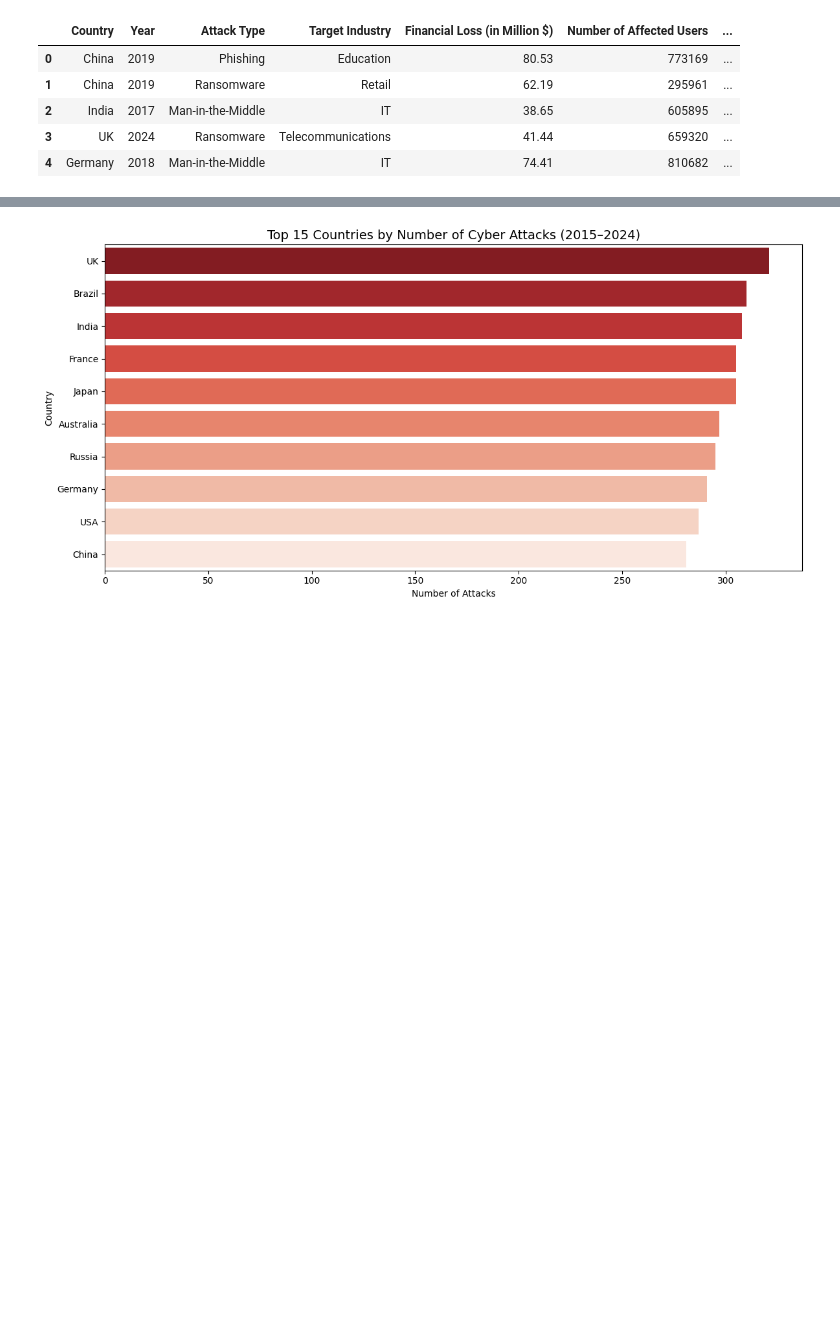
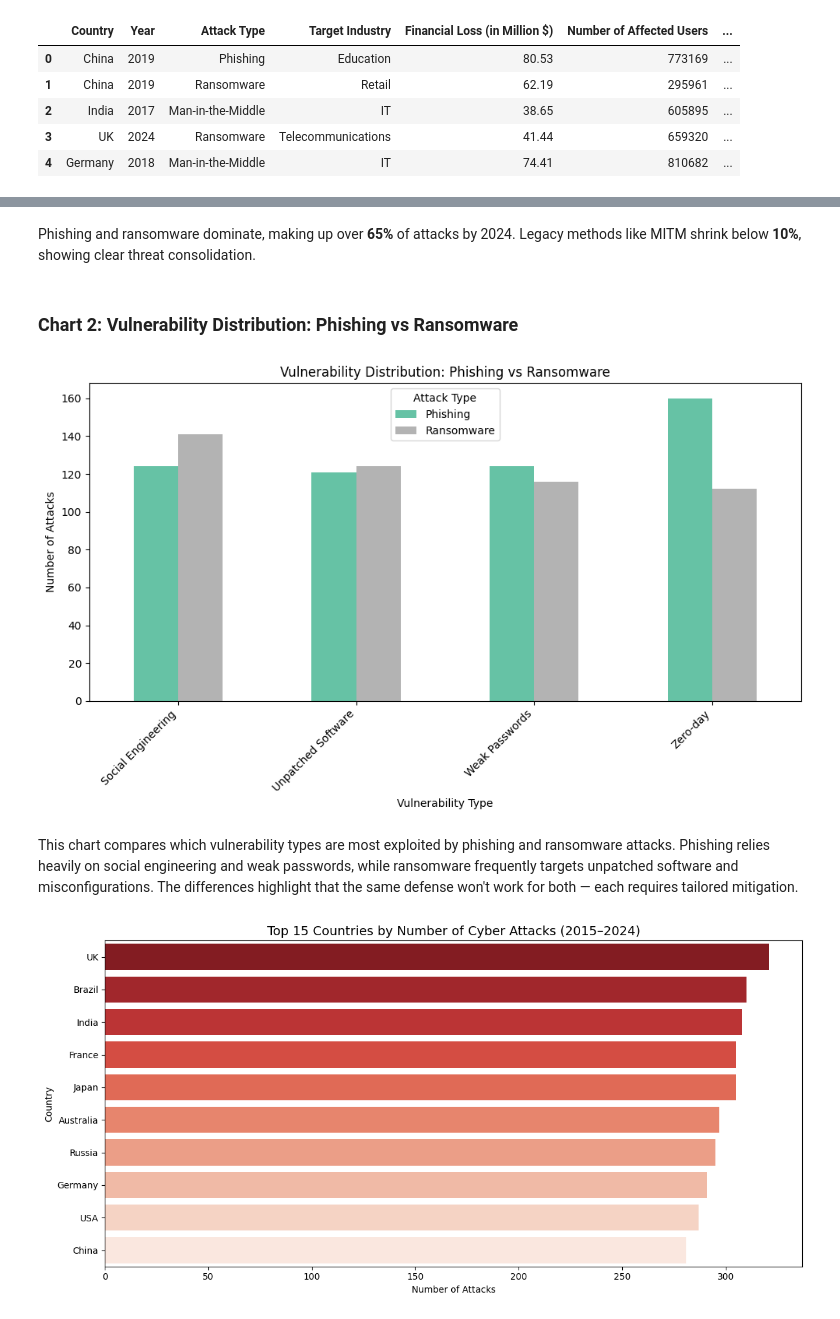
Before and after one commit to dolludaa/Global-Cybersecurity-Threats-2015-2024, a Jupyter notebook: business_analysis.ipynb, the cells around one changed output, grey strips where cells are left out. Saved outputs shown, nothing was run; the diff lists cells and outputs as text; code cells hidden in the pictures; blank space fills up the shorter version.

```diff
--- a/business_analysis.ipynb
+++ b/business_analysis.ipynb
@@ -72,3 +91,28 @@ The chart shows that the number of attacks increased each year from 2015 to 2024
+# %% [markdown]
+Phishing and ransomware dominate, making up over **65%** of attacks by 2024.
+Legacy methods like MITM shrink below **10%**, showing clear threat consolidation.
+# %% [markdown]
+### Chart 2: Vulnerability Distribution: Phishing vs Ransomware
+# %%
+vuln_dist = df[df['Attack Type'].isin(['Phishing', 'Ransomware'])] \
+    .groupby(['Attack Type', 'Security Vulnerability Type']).size().reset_index(name='Count')
+
+vuln_pivot = vuln_dist.pivot(index='Security Vulnerability Type', columns='Attack Type', values='Count').fillna(0)
+
+vuln_pivot.plot(kind='bar', figsize=(10, 6), colormap='Set2')
+plt.title('Vulnerability Distribution: Phishing vs Ransomware')
+plt.xlabel('Vulnerability Type')
+plt.ylabel('Number of Attacks')
+plt.xticks(rotation=45, ha='right')
+plt.legend(title='Attack Type')
+plt.tight_layout()
+plt.show()
+# %% [output]
+[figure, added]
+# %% [markdown]
+This chart compares which vulnerability types are most exploited by phishing and ransomware attacks.
+Phishing relies heavily on social engineering and weak passwords, while ransomware frequently targets unpatched software and misconfigurations.
+The differences highlight that the same defense won't work for both — each requires tailored mitigation.
 # %%
 attack_by_country = df['Country'].value_counts().reset_index()
 attack_by_country.columns = ['Country', 'Attack Count']
```
Also changed, not shown: parts of 8 cells of this notebook.
